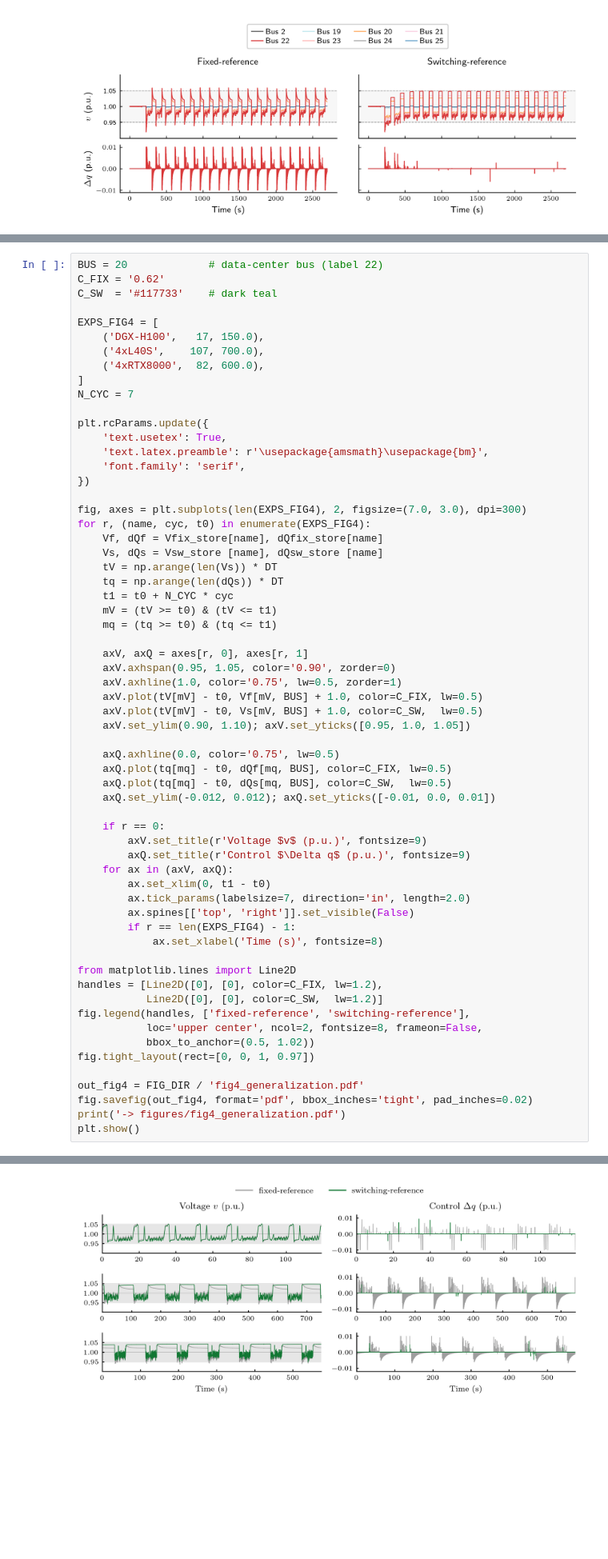
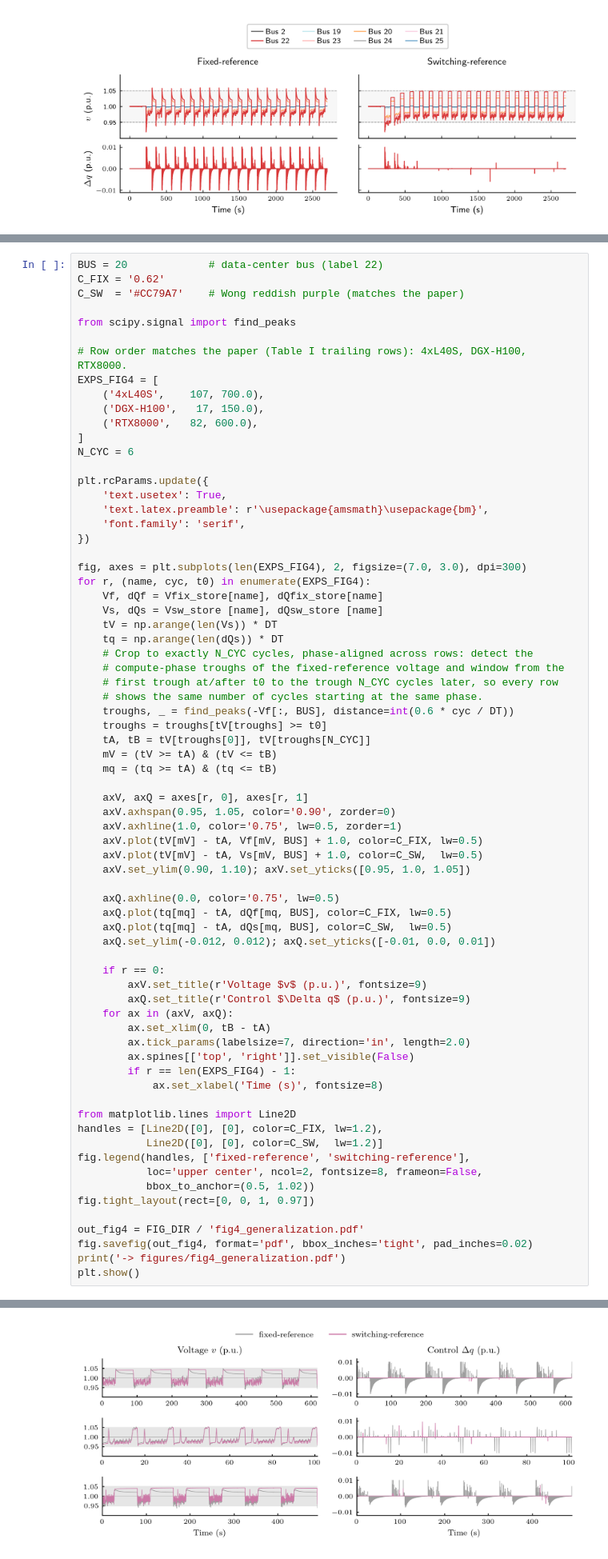
Before and after one commit to yan-mingyuan/switchref, a Jupyter notebook: main.ipynb, the cells around one changed output, grey strips where cells are left out. Shown at 80% size. Drawn from its saved outputs; the diff is of its cells as text; blank space fills up the shorter version.

```diff
--- a/main.ipynb
+++ b/main.ipynb
@@ -183,14 +183,17 @@ DGX-H100 / 4&times;L40S / 4&times;RTX8000.
 # %%
 BUS = 20             # data-center bus (label 22)
 C_FIX = '0.62'
-C_SW  = '#117733'    # dark teal
+C_SW  = '#CC79A7'    # Wong reddish purple (matches the paper)
 
+from scipy.signal import find_peaks
+
+# Row order matches the paper (Table I trailing rows): 4xL40S, DGX-H100, RTX8000.
 EXPS_FIG4 = [
+    ('4xL40S',    107, 700.0),
     ('DGX-H100',   17, 150.0),
-    ('4xL40S',    107, 700.0),
-    ('4xRTX8000',  82, 600.0),
+    ('RTX8000',   82, 600.0),
 ]
-N_CYC = 7
+N_CYC = 6
 
 plt.rcParams.update({
     'text.usetex': True,
@@ -204,47 +207,53 @@ for r, (name, cyc, t0) in enumerate(EXPS_FIG4):
     Vs, dQs = Vsw_store [name], dQsw_store [name]
     tV = np.arange(len(Vs)) * DT
     tq = np.arange(len(dQs)) * DT
-    t1 = t0 + N_CYC * cyc
-    mV = (tV >= t0) & (tV <= t1)
-    mq = (tq >= t0) & (tq <= t1)
+    # Crop to exactly N_CYC cycles, phase-aligned across rows: detect the
+    # compute-phase troughs of the fixed-reference voltage and window from the
+    # first trough at/after t0 to the trough N_CYC cycles later, so every row
+    # shows the same number of cycles starting at the same phase.
+    troughs, _ = find_peaks(-Vf[:, BUS], distance=int(0.6 * cyc / DT))
+    troughs = troughs[tV[troughs] >= t0]
+    tA, tB = tV[troughs[0]], tV[troughs[N_CYC]]
+    mV = (tV >= tA) & (tV <= tB)
+    mq = (tq >= tA) & (tq <= tB)
 
     axV, axQ = axes[r, 0], axes[r, 1]
     axV.axhspan(0.95, 1.05, color='0.90', zorder=0)
     axV.axhline(1.0, color='0.75', lw=0.5, zorder=1)
-    axV.plot(tV[mV] - t0, Vf[mV, BUS] + 1.0, color=C_FIX, lw=0.5)
-    axV.plot(tV[mV] - t0, Vs[mV, BUS] + 1.0, color=C_SW,  lw=0.5)
+    axV.plot(tV[mV] - tA, Vf[mV, BUS] + 1.0, color=C_FIX, lw=0.5)
+    axV.plot(tV[mV] - tA, Vs[mV, BUS] + 1.0, color=C_SW,  lw=0.5)
     axV.set_ylim(0.90, 1.10); axV.set_yticks([0.95, 1.0, 1.05])
 
     axQ.axhline(0.0, color='0.75', lw=0.5)
-    axQ.plot(tq[mq] - t0, dQf[mq, BUS], color=C_FIX, lw=0.5)
-    axQ.plot(tq[mq] - t0, dQs[mq, BUS], color=C_SW,  lw=0.5)
+    axQ.plot(tq[mq] - tA, dQf[mq, BUS], color=C_FIX, lw=0.5)
+    axQ.plot(tq[mq] - tA, dQs[mq, BUS], color=C_SW,  lw=0.5)
     axQ.set_ylim(-0.012, 0.012); axQ.set_yticks([-0.01, 0.0, 0.01])
 
     if r == 0:
         axV.set_title(r'Voltage $v$ (p.u.)', fontsize=9)
         axQ.set_title(r'Control $\Delta q$ (p.u.)', fontsize=9)
     for ax in (axV, axQ):
-        ax.set_xlim(0, t1 - t0)
+        ax.set_xlim(0, tB - tA)
         ax.tick_params(labelsize=7, direction='in', length=2.0)
         ax.spines[['top', 'right']].set_visible(False)
         if r == len(EXPS_FIG4) - 1:
             ax.set_xlabel('Time (s)', fontsize=8)
 
 from matplotlib.lines import Line2D
 handles = [Line2D([0], [0], color=C_FIX, lw=1.2),
            Line2D([0], [0], color=C_SW,  lw=1.2)]
 fig.legend(handles, ['fixed-reference', 'switching-reference'],
            loc='upper center', ncol=2, fontsize=8, frameon=False,
            bbox_to_anchor=(0.5, 1.02))
 fig.tight_layout(rect=[0, 0, 1, 0.97])
 
 out_fig4 = FIG_DIR / 'fig4_generalization.pdf'
 fig.savefig(out_fig4, format='pdf', bbox_inches='tight', pad_inches=0.02)
 print('-> figures/fig4_generalization.pdf')
 plt.show()
 # %% [output]
 -> figures/fig4_generalization.pdf
-[figure, old version]
+[figure, new version]
 # %%
 Ts = np.array([r['cycle_s'] for r in table_rows], dtype=float)
 viol_fix = np.array([r['fix_viol'] for r in table_rows])
```
Also changed, not shown: parts of 3 cells of this notebook, 8 other files.
